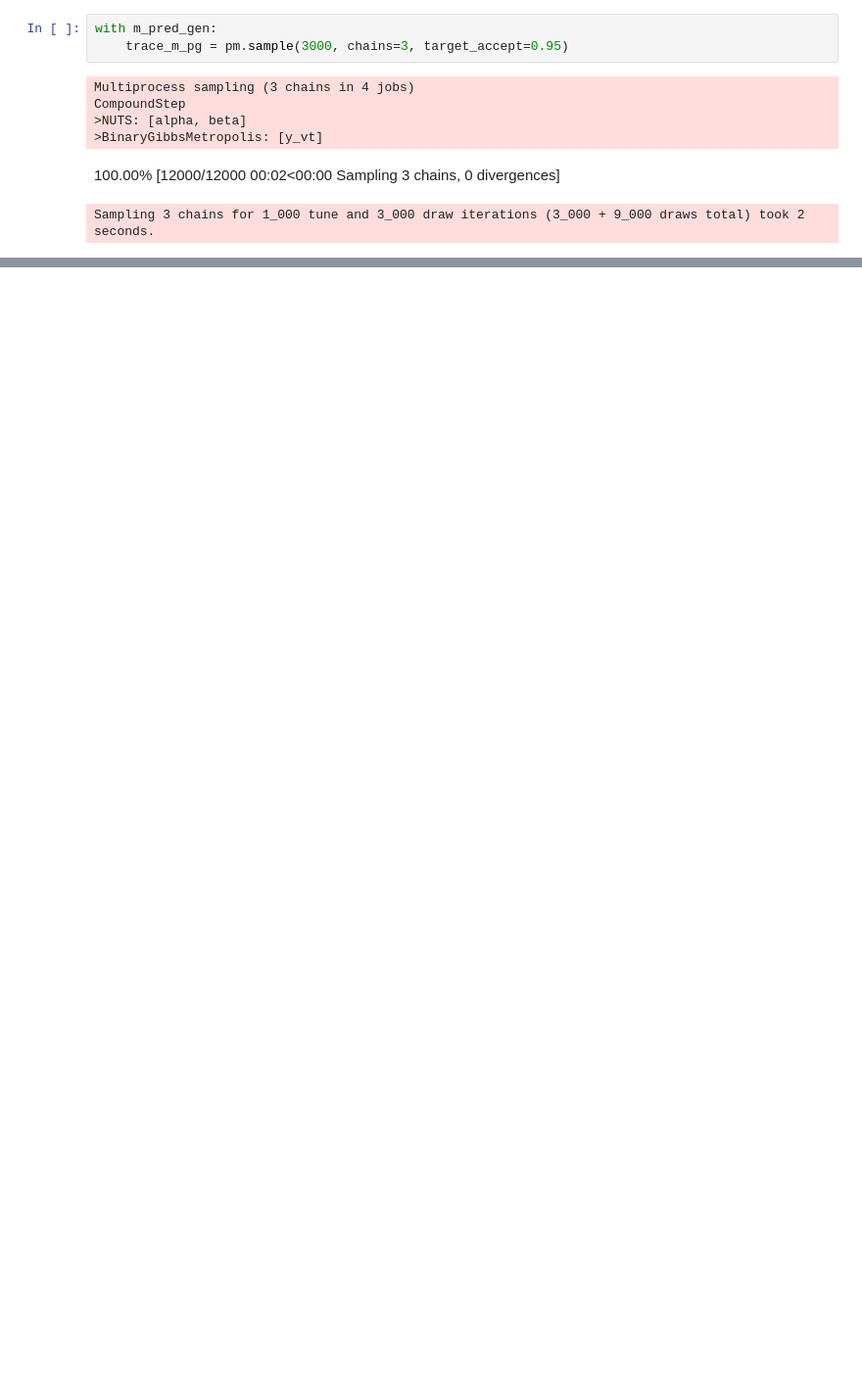
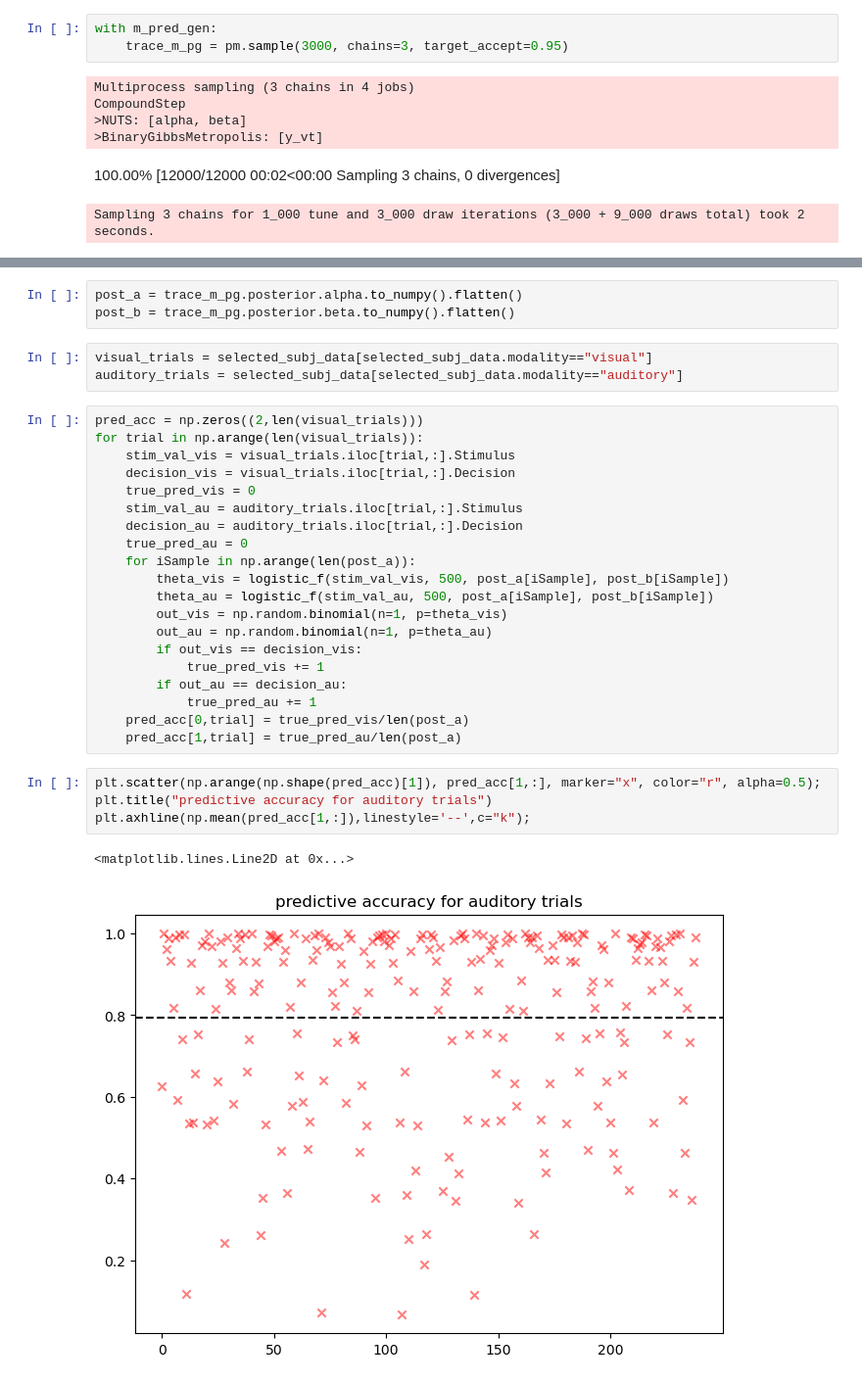
Before and after one commit to alazaydin/BMCM, a Jupyter notebook: BMCM.ipynb, the cells around one changed output, grey strips where cells are left out. Shown at 98% size. Saved outputs shown, nothing was run; the diff lists cells and outputs as text; blank space fills up the shorter version.

```diff
--- a/BMCM.ipynb
+++ b/BMCM.ipynb
@@ -1839,0 +1833,33 @@ ValueError: cannot reshape array of size 0 into shape (0)
+# %%
+post_a = trace_m_pg.posterior.alpha.to_numpy().flatten()
+post_b = trace_m_pg.posterior.beta.to_numpy().flatten()
+# %%
+visual_trials = selected_subj_data[selected_subj_data.modality=="visual"]
+auditory_trials = selected_subj_data[selected_subj_data.modality=="auditory"]
+# %%
+pred_acc = np.zeros((2,len(visual_trials)))
+for trial in np.arange(len(visual_trials)):
+    stim_val_vis = visual_trials.iloc[trial,:].Stimulus
+    decision_vis = visual_trials.iloc[trial,:].Decision
+    true_pred_vis = 0
+    stim_val_au = auditory_trials.iloc[trial,:].Stimulus
+    decision_au = auditory_trials.iloc[trial,:].Decision
+    true_pred_au = 0
+    for iSample in np.arange(len(post_a)):
+        theta_vis = logistic_f(stim_val_vis, 500, post_a[iSample], post_b[iSample])
+        theta_au = logistic_f(stim_val_au, 500, post_a[iSample], post_b[iSample])
+        out_vis = np.random.binomial(n=1, p=theta_vis)
+        out_au = np.random.binomial(n=1, p=theta_au)
+        if out_vis == decision_vis:
+            true_pred_vis += 1
+        if out_au == decision_au:
+            true_pred_au += 1
+    pred_acc[0,trial] = true_pred_vis/len(post_a)
+    pred_acc[1,trial] = true_pred_au/len(post_a)
+# %%
+plt.scatter(np.arange(np.shape(pred_acc)[1]), pred_acc[1,:], marker="x", color="r", alpha=0.5);
+plt.title("predictive accuracy for auditory trials")
+plt.axhline(np.mean(pred_acc[1,:]),linestyle='--',c="k");
+# %% [output]
+<matplotlib.lines.Line2D at 0x...>
+[figure, added]
```
Also changed, not shown: parts of 56 cells of this notebook.
